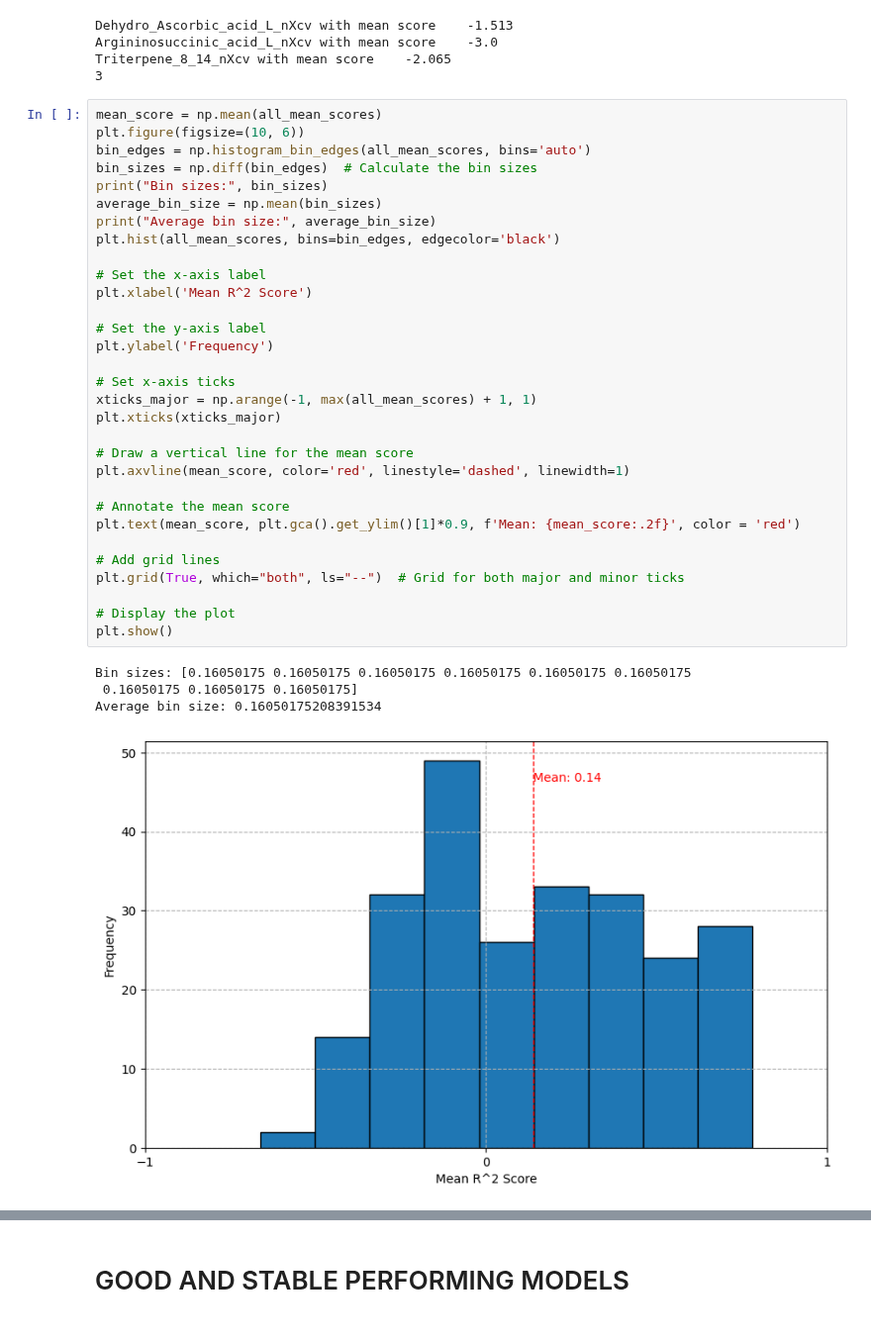
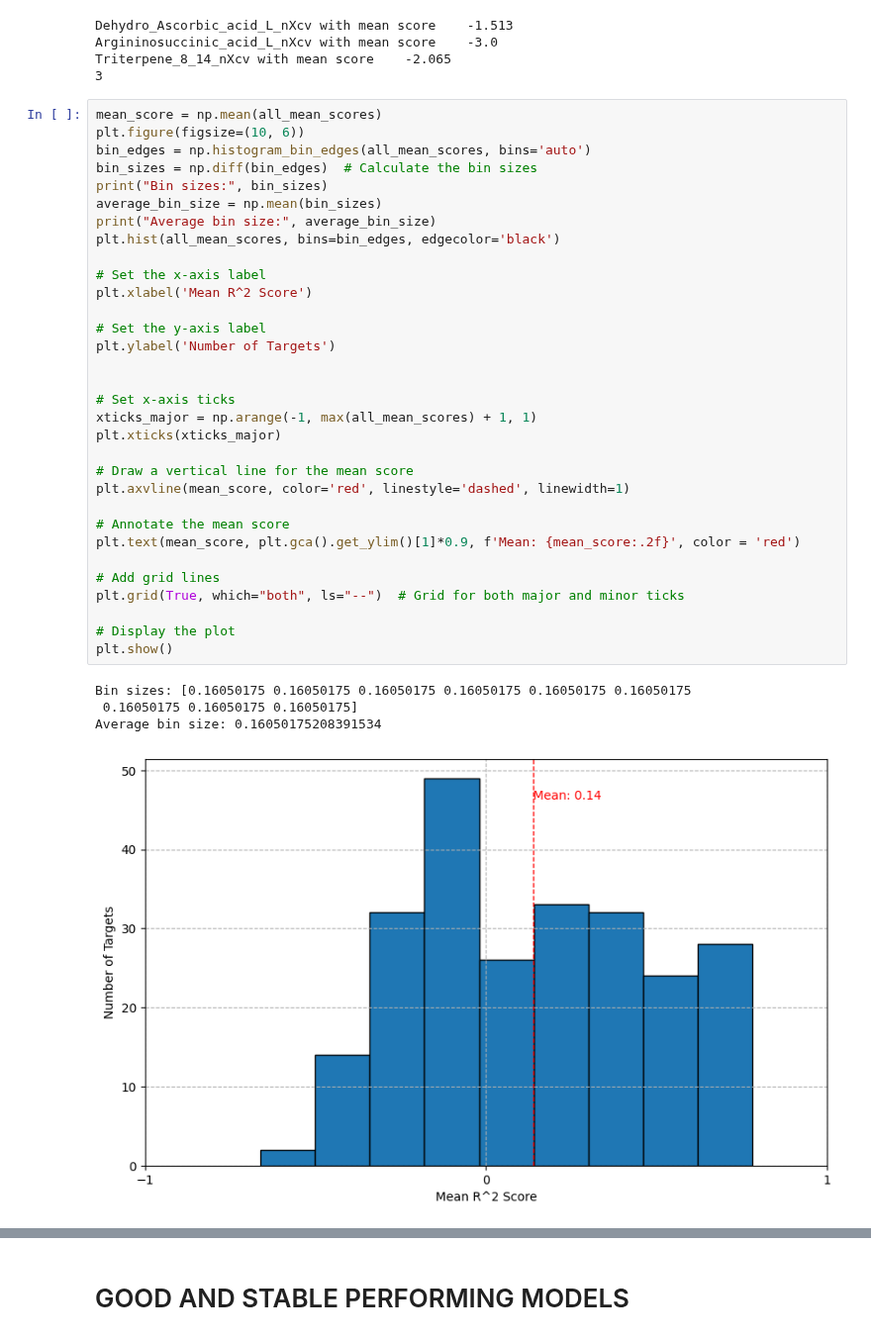
Before and after one commit to Yawkward/x.elegans, a Jupyter notebook: newfeaturespace/newfeat_10xKfold_rfr.ipynb, the cells around one changed output, grey strips where cells are left out. Shown at 99% size. Saved outputs shown, nothing was run; the diff lists cells and outputs as text.

```diff
--- a/newfeaturespace/newfeat_10xKfold_rfr.ipynb
+++ b/newfeaturespace/newfeat_10xKfold_rfr.ipynb
@@ -574,35 +575,36 @@ bin_edges = np.histogram_bin_edges(all_mean_scores, bins='auto')
 bin_sizes = np.diff(bin_edges)  # Calculate the bin sizes
 print("Bin sizes:", bin_sizes)
 average_bin_size = np.mean(bin_sizes)
 print("Average bin size:", average_bin_size)
 plt.hist(all_mean_scores, bins=bin_edges, edgecolor='black')
 
 # Set the x-axis label
 plt.xlabel('Mean R^2 Score')
 
 # Set the y-axis label
-plt.ylabel('Frequency')
+plt.ylabel('Number of Targets')
+
 
 # Set x-axis ticks
 xticks_major = np.arange(-1, max(all_mean_scores) + 1, 1)
 plt.xticks(xticks_major)
 
 # Draw a vertical line for the mean score
 plt.axvline(mean_score, color='red', linestyle='dashed', linewidth=1)
 
 # Annotate the mean score
 plt.text(mean_score, plt.gca().get_ylim()[1]*0.9, f'Mean: {mean_score:.2f}', color = 'red')
 
 # Add grid lines
 plt.grid(True, which="both", ls="--")  # Grid for both major and minor ticks
 
 # Display the plot
 plt.show()
 # %% [output]
 Bin sizes: [0.16050175 0.16050175 0.16050175 0.16050175 0.16050175 0.16050175
  0.16050175 0.16050175 0.16050175]
 Average bin size: 0.16050175208391534
-[figure, old version]
+[figure, new version]
 # %% [markdown]
 ### Who are Good medium mediocre predictors with variance <0.25, 0.
 
```
Also changed, not shown: parts of 3 cells of this notebook, 1 other file.
